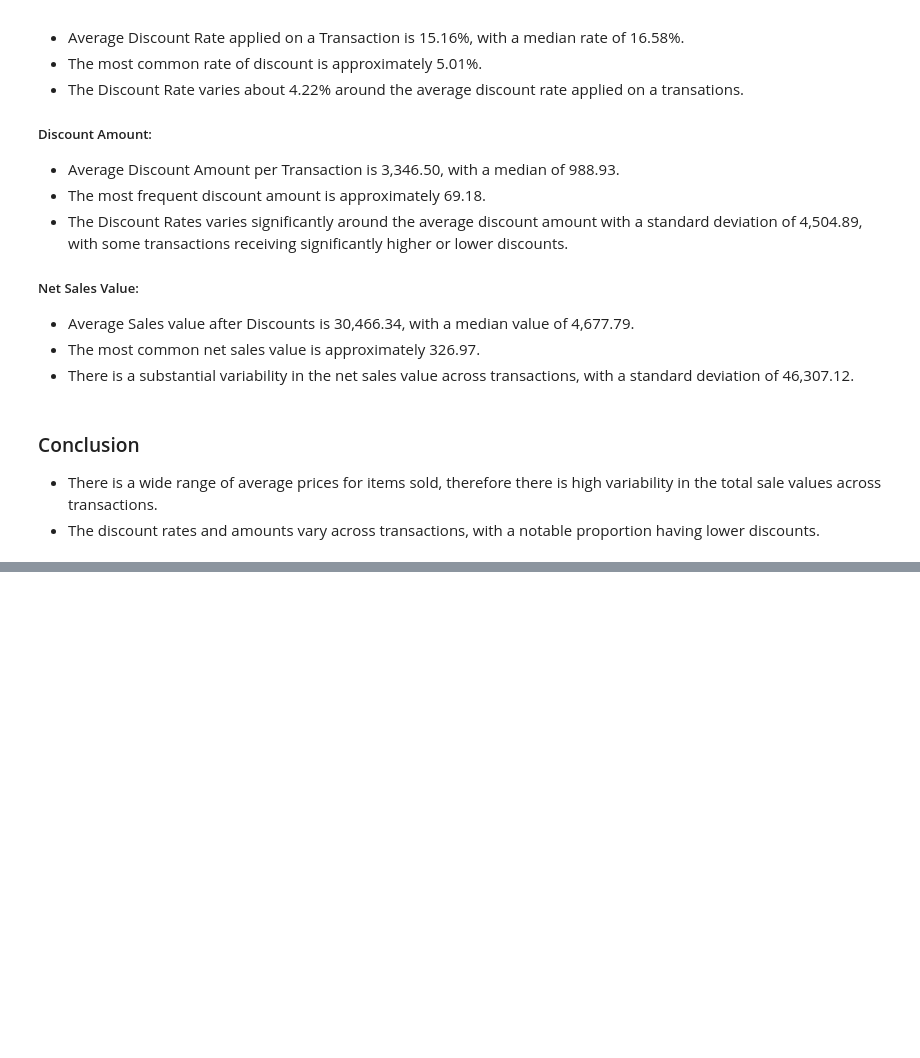
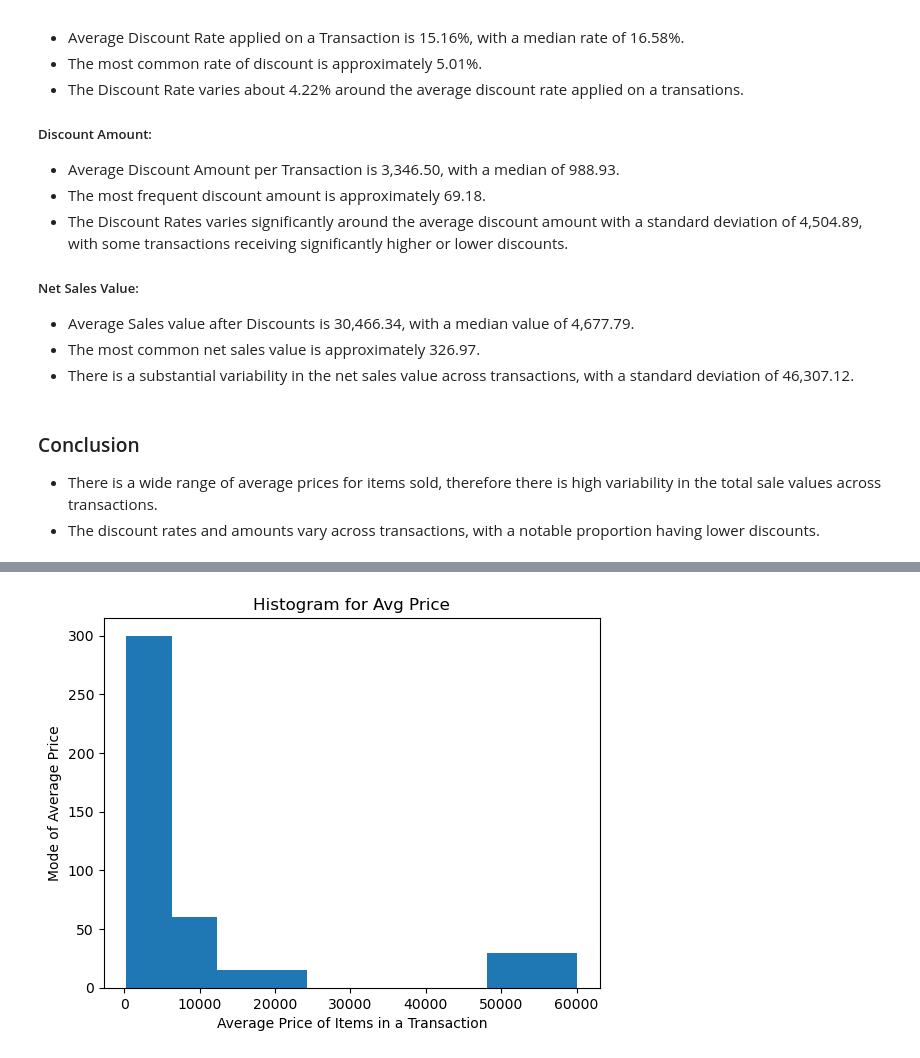
Before and after one commit to Priyanshu501/Assignments, a Jupyter notebook: Basic stats - 1/Basic_Stats-1.ipynb, the cells around one changed output, grey strips where cells are left out. Drawn from its saved outputs; the diff is of its cells as text; code cells hidden in the pictures; blank space fills up the shorter version.

```diff
--- a/Basic stats - 1/Basic_Stats-1.ipynb
+++ b/Basic stats - 1/Basic_Stats-1.ipynb
@@ -126,0 +139,8 @@ result
+# %%
+plt.hist(df['Avg Price'])
+plt.xlabel('Average Price of Items in a Transaction')
+plt.ylabel('Mode of Average Price')
+plt.title('Histogram for Avg Price')
+plt.show()
+# %% [output]
+[figure, added]
```
Also changed, not shown: parts of 7 cells of this notebook.
